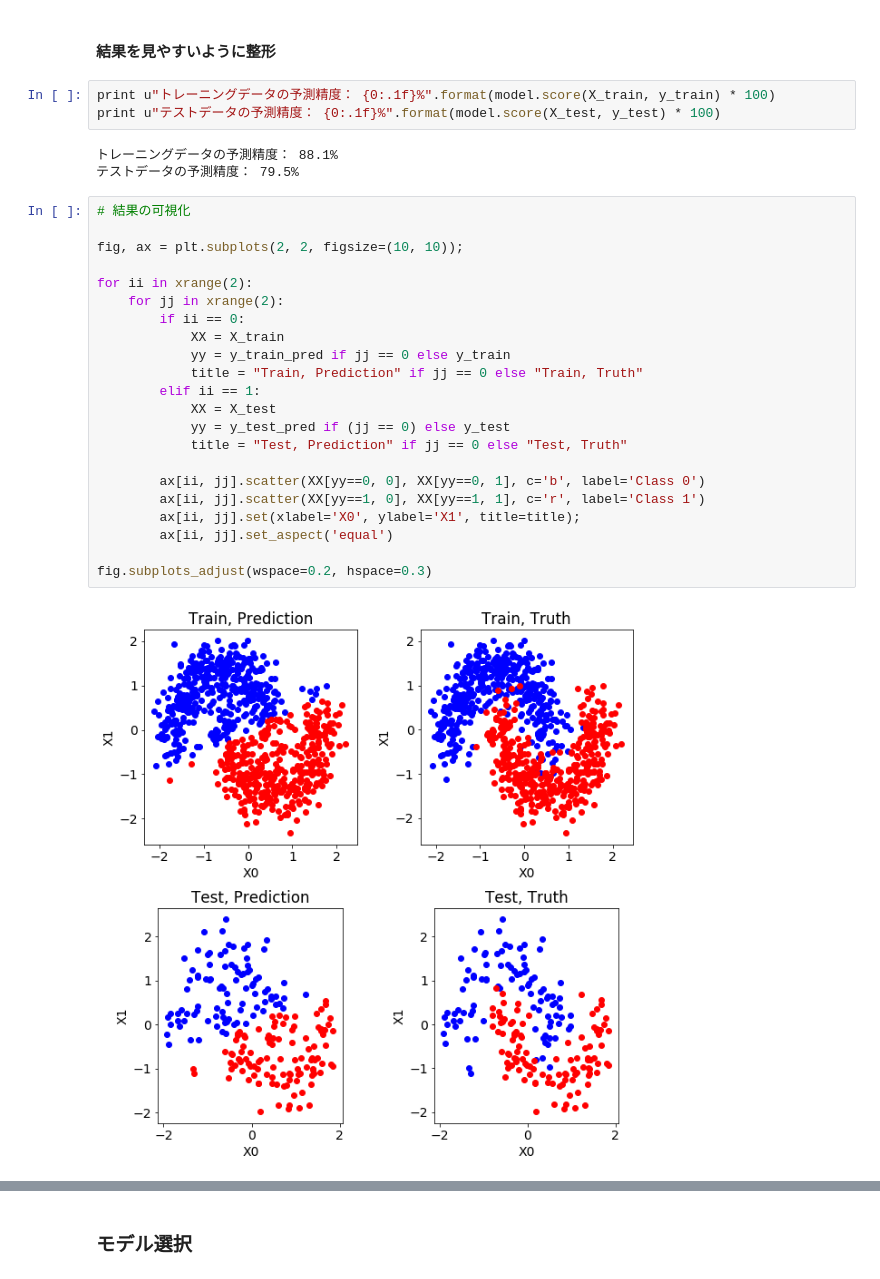
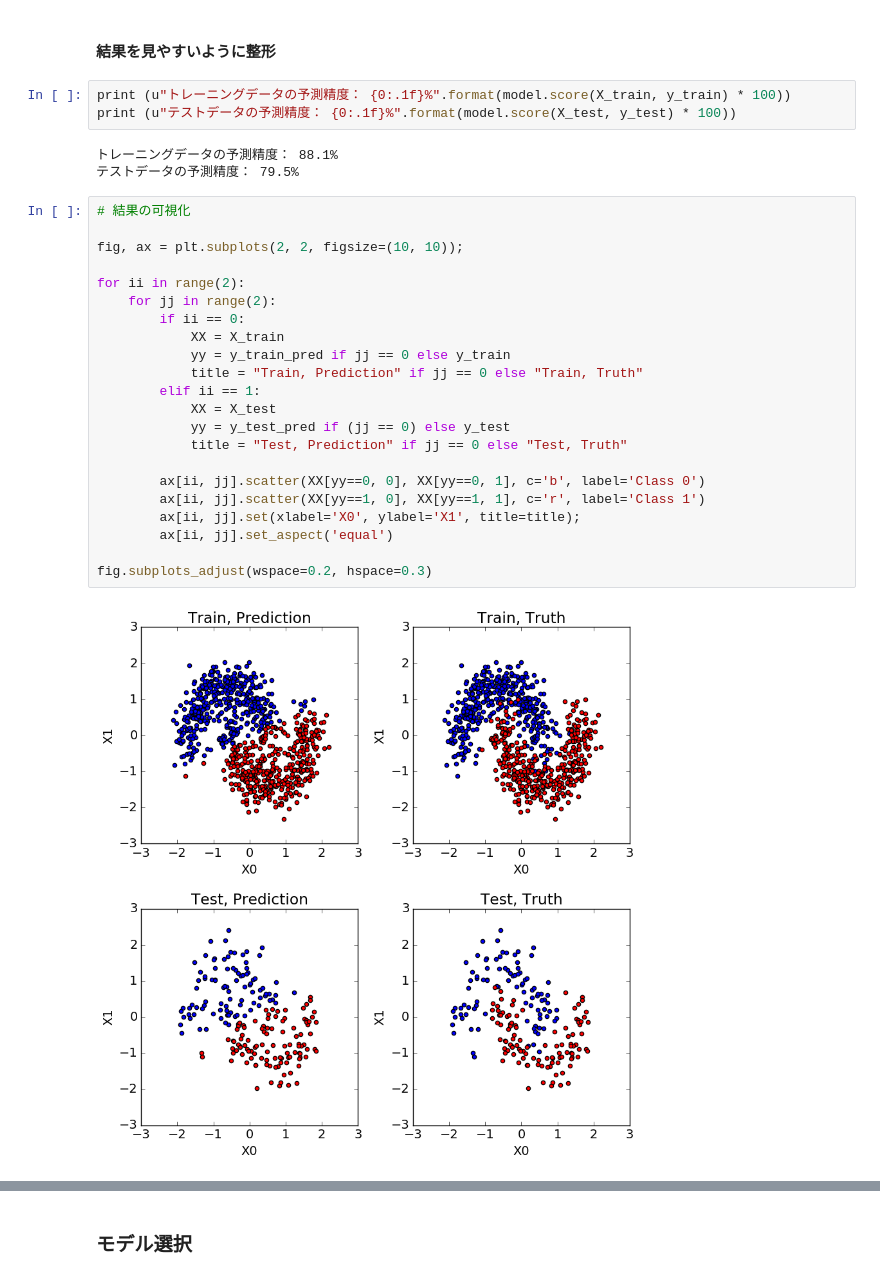
Before and after one commit to takezyou/Python_Beginners, a Jupyter notebook: beginners/basic/Lesson 01 - Moon Dataset.ipynb, the cells around one changed output, grey strips where cells are left out. Saved outputs shown, nothing was run; the diff lists cells and outputs as text.

```diff
--- a/beginners/basic/Lesson 01 - Moon Dataset.ipynb
+++ b/beginners/basic/Lesson 01 - Moon Dataset.ipynb
@@ -210,35 +206,35 @@ print model.score(X_test, y_test)
 # %% [markdown]
 #### 結果を見やすいように整形
 # %%
-print u"トレーニングデータの予測精度： {0:.1f}%".format(model.score(X_train, y_train) * 100)
-print u"テストデータの予測精度： {0:.1f}%".format(model.score(X_test, y_test) * 100)
+print (u"トレーニングデータの予測精度： {0:.1f}%".format(model.score(X_train, y_train) * 100))
+print (u"テストデータの予測精度： {0:.1f}%".format(model.score(X_test, y_test) * 100))
 # %% [output]
 トレーニングデータの予測精度： 88.1%
 テストデータの予測精度： 79.5%
 # %%
 # 結果の可視化
 
 fig, ax = plt.subplots(2, 2, figsize=(10, 10));
 
-for ii in xrange(2):
-    for jj in xrange(2):
+for ii in range(2):
+    for jj in range(2):
         if ii == 0:
             XX = X_train
             yy = y_train_pred if jj == 0 else y_train
             title = "Train, Prediction" if jj == 0 else "Train, Truth"
         elif ii == 1:
             XX = X_test
             yy = y_test_pred if (jj == 0) else y_test
             title = "Test, Prediction" if jj == 0 else "Test, Truth"
 
         ax[ii, jj].scatter(XX[yy==0, 0], XX[yy==0, 1], c='b', label='Class 0')
         ax[ii, jj].scatter(XX[yy==1, 0], XX[yy==1, 1], c='r', label='Class 1')
         ax[ii, jj].set(xlabel='X0', ylabel='X1', title=title);
         ax[ii, jj].set_aspect('equal')
 
 fig.subplots_adjust(wspace=0.2, hspace=0.3)
 # %% [output]
-[figure, old version]
+[figure, new version]
 # %%
 # 入力空間全体にモデルの予測値を描画
 
```
Also changed, not shown: parts of 12 cells of this notebook, 3 other files.
